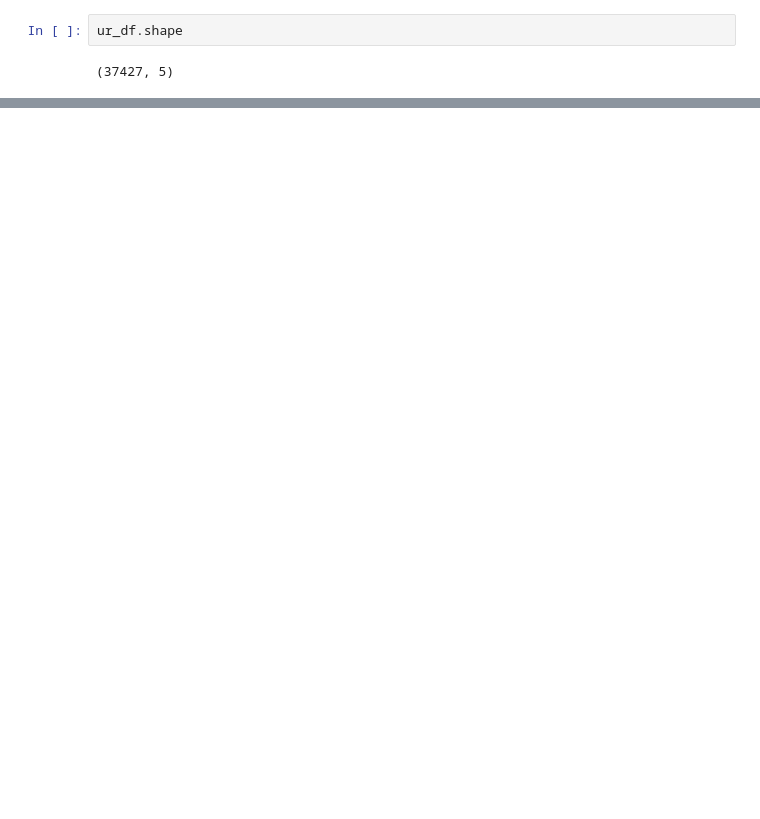
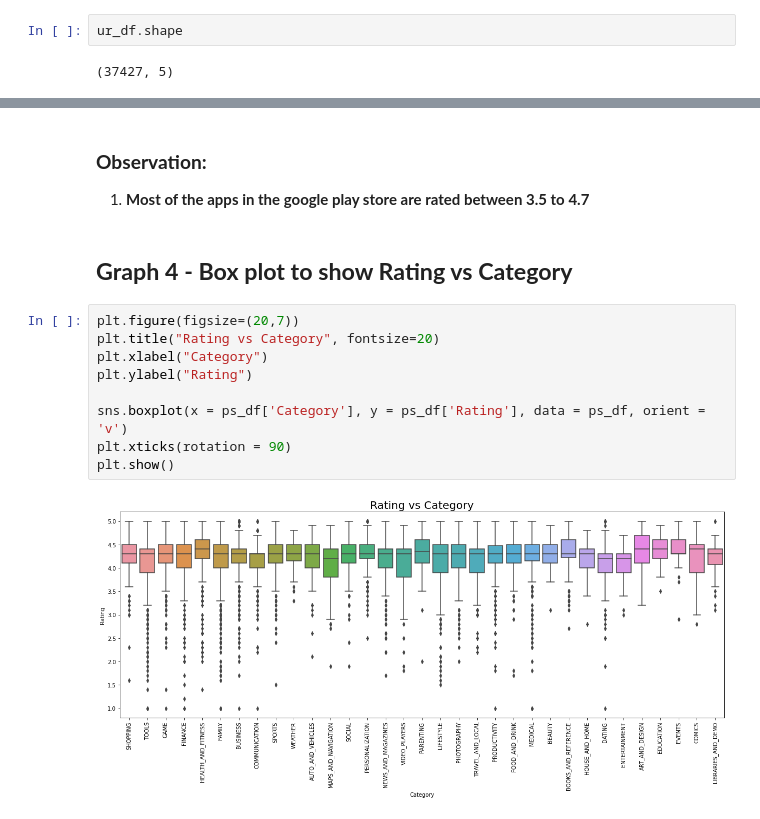
Before and after one commit to harkpun/Google-Play-Store-Analysis, a Jupyter notebook: Play_Store_Analysis.ipynb, the cells around one changed output, grey strips where cells are left out. Cells and saved outputs as stored; diff of their text form; blank space fills up the shorter version.

```diff
--- a/Play_Store_Analysis.ipynb
+++ b/Play_Store_Analysis.ipynb
@@ -502,0 +547,16 @@ ur_df.shape
+# %% [markdown]
+### **Observation:**
+1. **Most of the apps in the google play store are rated between 3.5 to 4.7**
+# %% [markdown]
+## **Graph 4 - Box plot to show Rating vs Category**
+# %%
+plt.figure(figsize=(20,7))
+plt.title("Rating vs Category", fontsize=20)
+plt.xlabel("Category")
+plt.ylabel("Rating")
+
+sns.boxplot(x = ps_df['Category'], y = ps_df['Rating'], data = ps_df, orient = 'v')
+plt.xticks(rotation = 90)
+plt.show()
+# %% [output]
+[figure, added]
```
Also changed, not shown: parts of 43 cells of this notebook.
